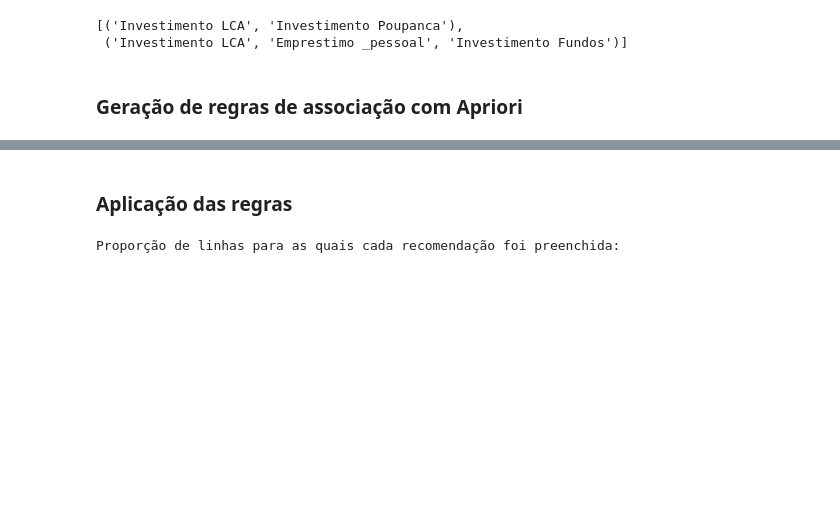
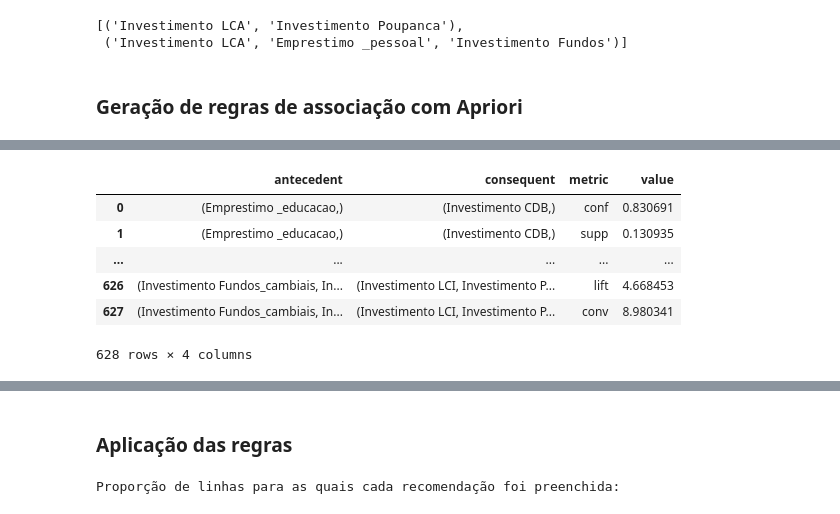
Before and after one commit to he7d3r/maratona-behind-the-code-2021, a Jupyter notebook: 3-gft/solução/notebook.ipynb, the cells around one changed output, grey strips where cells are left out. Saved outputs shown, nothing was run; the diff lists cells and outputs as text; code cells hidden in the pictures; blank space fills up the shorter version.

```diff
--- a/3-gft/solução/notebook.ipynb
+++ b/3-gft/solução/notebook.ipynb
@@ -248,0 +267,19 @@ Exemplo:
+# %%
+df_rules_long = (
+    df_rules.set_index(["antecedent", "consequent"])
+    .stack()
+    .to_frame()
+    .reset_index()
+    .rename(columns={0: "value", "level_2": "metric"})
+)
+
+with pd.option_context("display.max_colwidth", None, "display.max_rows", 4):
+    display(df_rules_long)
+# %% [output]
+|  | antecedent | consequent | metric | value |
+| 0 | (Emprestimo _educacao,) | (Investimento CDB,) | conf | 0.830691 |
+| 1 | (Emprestimo _educacao,) | (Investimento CDB,) | supp | 0.130935 |
+| ... | ... | ... | ... | ... |
+| 626 | (Investimento Fundos_cambiais, In... | (Investimento LCI, Investimento P... | lift | 4.668453 |
+| 627 | (Investimento Fundos_cambiais, In... | (Investimento LCI, Investimento P... | conv | 8.980341 |
+628 rows × 4 columns
```
Also changed, not shown: parts of 4 cells of this notebook.
